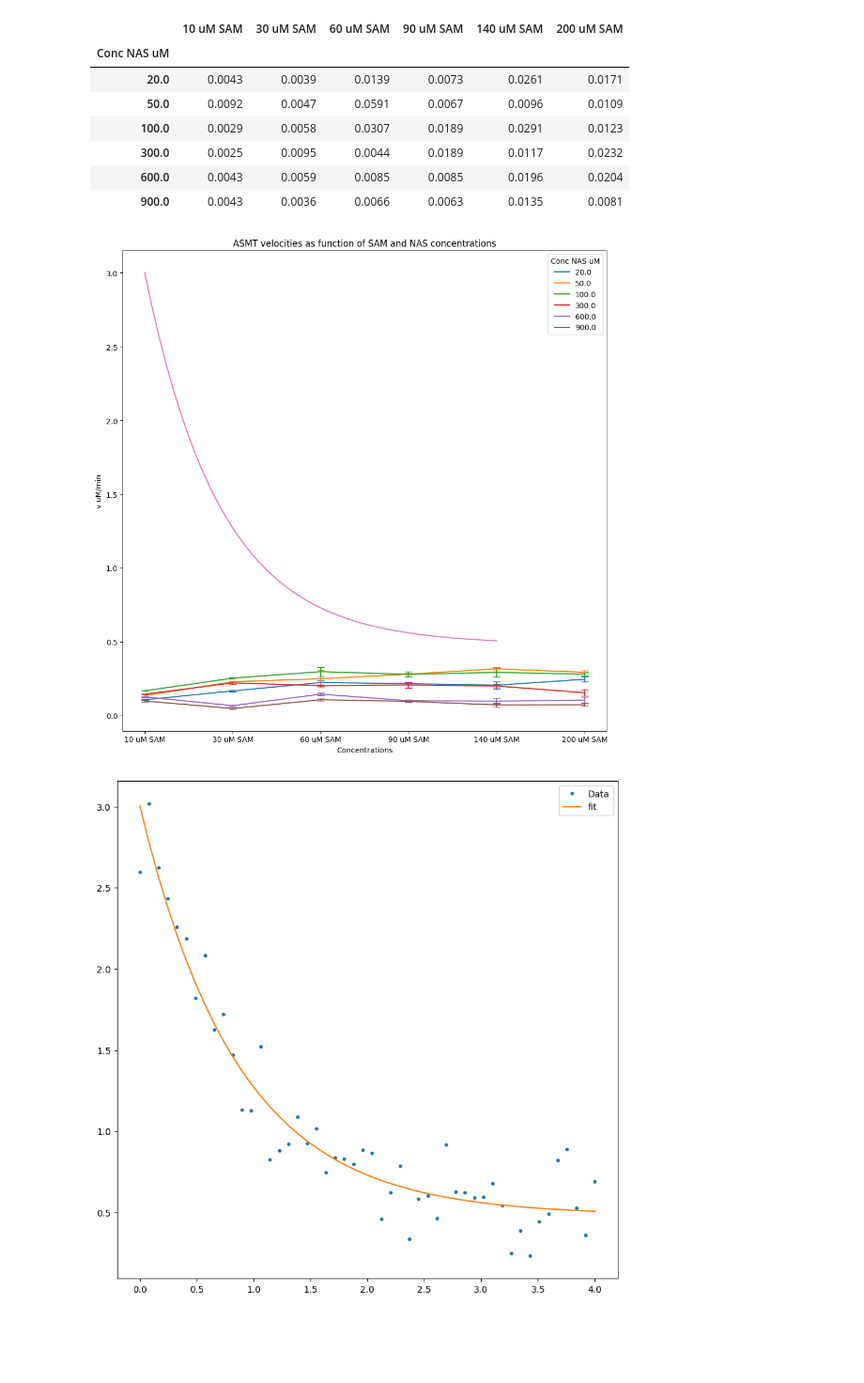
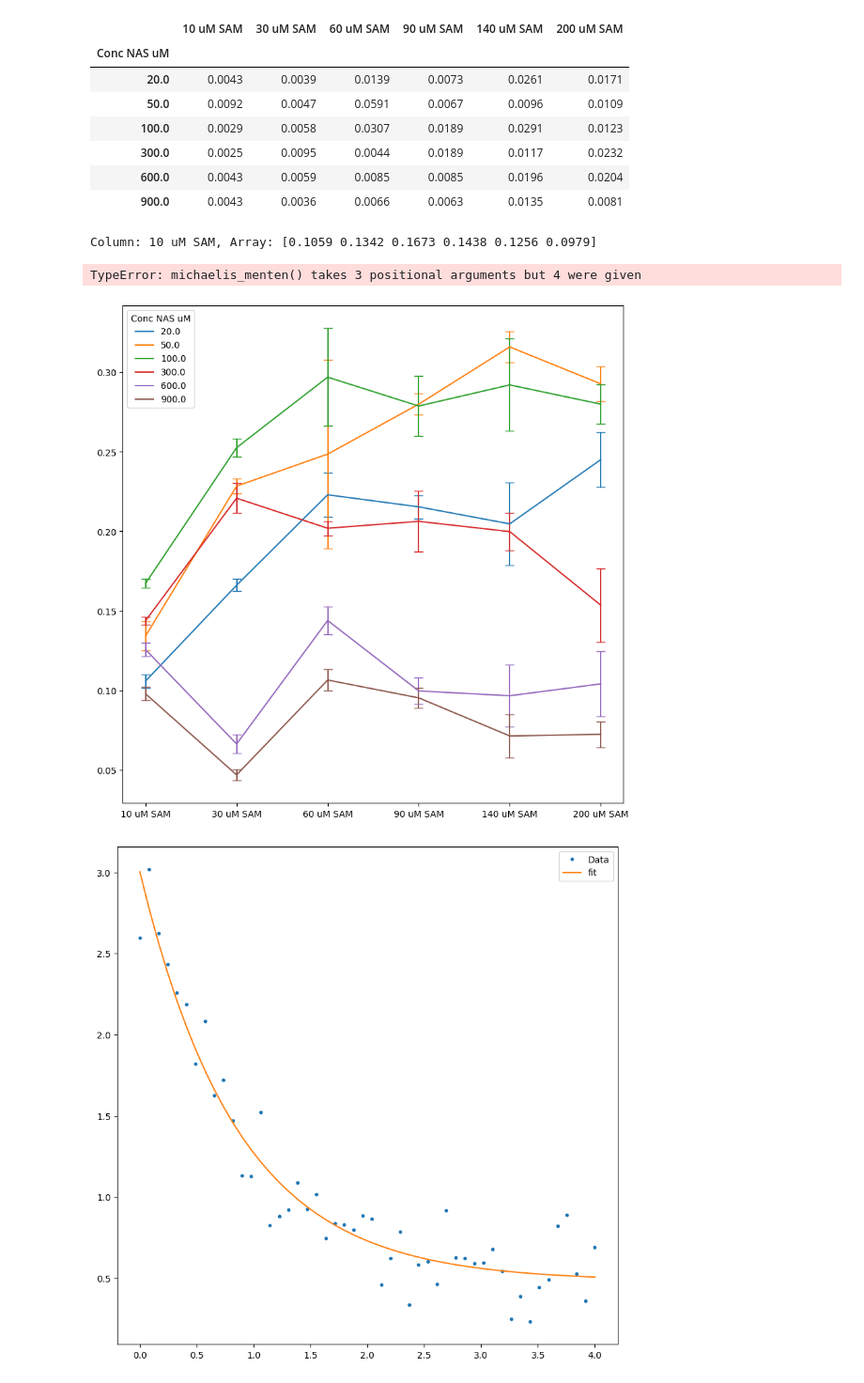
Before and after one commit to Qflow777/BiBi_enzyme_kinetics, a Jupyter notebook: BiBi_seq.ipynb, the cells around one changed output. Shown at 94% size. Cells and saved outputs as stored; diff of their text form; code cells hidden in the pictures; blank space fills up the shorter version.

```diff
--- a/BiBi_seq.ipynb
+++ b/BiBi_seq.ipynb
@@ -384,17 +384,28 @@ velocities_esds.round(4)
 # %%
 import matplotlib.pyplot as plt
 plt.rcParams["figure.figsize"] = (10, 10)
 velocities.T.plot(yerr = velocities_esds.T, capsize = 5, ecolor = None,)
-#plt.plot(xdata, func(xdata, *optimizedParameters), label="fit");
+
+c_NAS = np.array([20,50,100,300,600,900])
+c_SAM = np.array([10, 30, 60, 90, 140, 200])
+
+for col in velocities.columns:
+    # Access the column data
+    column_array = velocities[col].to_numpy()
+    # Do something with the column data, e.g., print or analyze
+    print(f"Column: {col}, Array: {column_array}")
+    plt.plot(c_NAS, michaelis_menten(c_NAS, *optimizedParameters), label="fit")
 
 plt.xlabel("Concentrations")
 plt.ylabel("v uM/min")
 plt.title("ASMT velocities as function of SAM and NAS concentrations")
 
 plt.tight_layout()
 plt.show()
 # %% [output]
+Column: 10 uM SAM, Array: [0.1059 0.1342 0.1673 0.1438 0.1256 0.0979]
+TypeError: michaelis_menten() takes 3 positional arguments but 4 were given
-[figure, old version]
+[figure, new version]
 # %%
 import matplotlib.pyplot as plt;
 import numpy as np;
```
